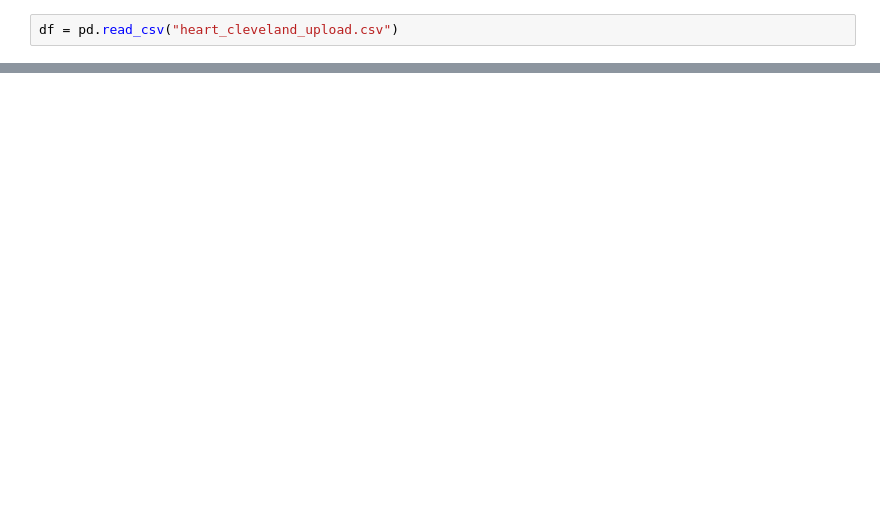
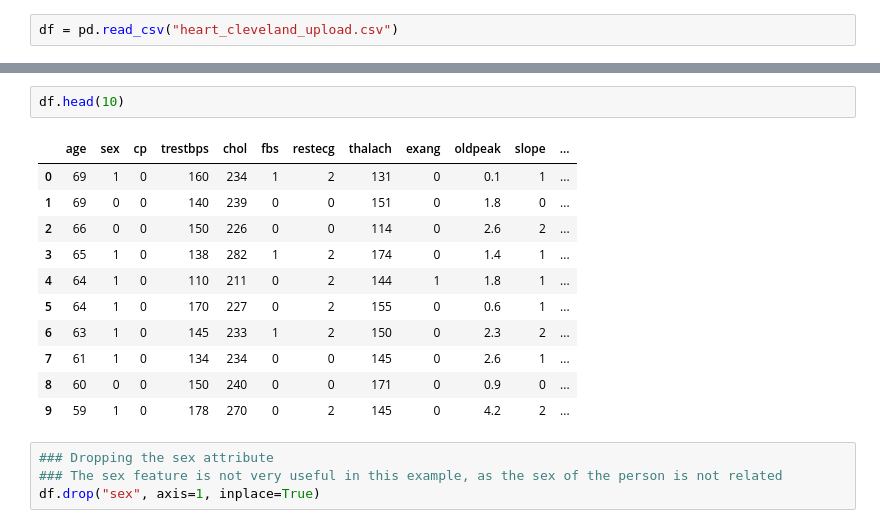
Before and after one commit to Boluwashola/Heart_Disease_Prediction_project, a Jupyter notebook: Main.ipynb, the cells around one changed output, grey strips where cells are left out. Drawn from its saved outputs; the diff is of its cells as text; blank space fills up the shorter version.

```diff
--- a/Main.ipynb
+++ b/Main.ipynb
@@ -9,0 +63,18 @@ df = pd.read_csv("heart_cleveland_upload.csv")
+# %%
+df.head(10)
+# %% [output]
+|  | age | sex | cp | trestbps | chol | fbs | restecg | thalach | exang | oldpeak | slope | ... |
+| 0 | 69 | 1 | 0 | 160 | 234 | 1 | 2 | 131 | 0 | 0.1 | 1 | ... |
+| 1 | 69 | 0 | 0 | 140 | 239 | 0 | 0 | 151 | 0 | 1.8 | 0 | ... |
+| 2 | 66 | 0 | 0 | 150 | 226 | 0 | 0 | 114 | 0 | 2.6 | 2 | ... |
+| 3 | 65 | 1 | 0 | 138 | 282 | 1 | 2 | 174 | 0 | 1.4 | 1 | ... |
+| 4 | 64 | 1 | 0 | 110 | 211 | 0 | 2 | 144 | 1 | 1.8 | 1 | ... |
+| 5 | 64 | 1 | 0 | 170 | 227 | 0 | 2 | 155 | 0 | 0.6 | 1 | ... |
+| 6 | 63 | 1 | 0 | 145 | 233 | 1 | 2 | 150 | 0 | 2.3 | 2 | ... |
+| 7 | 61 | 1 | 0 | 134 | 234 | 0 | 0 | 145 | 0 | 2.6 | 1 | ... |
+| 8 | 60 | 0 | 0 | 150 | 240 | 0 | 0 | 171 | 0 | 0.9 | 0 | ... |
+| 9 | 59 | 1 | 0 | 178 | 270 | 0 | 2 | 145 | 0 | 4.2 | 2 | ... |
+# %%
+### Dropping the sex attribute
+### The sex feature is not very useful in this example, as the sex of the person is not related
+df.drop("sex", axis=1, inplace=True)
```
Also changed, not shown: parts of 48 cells of this notebook, 1 other file.
